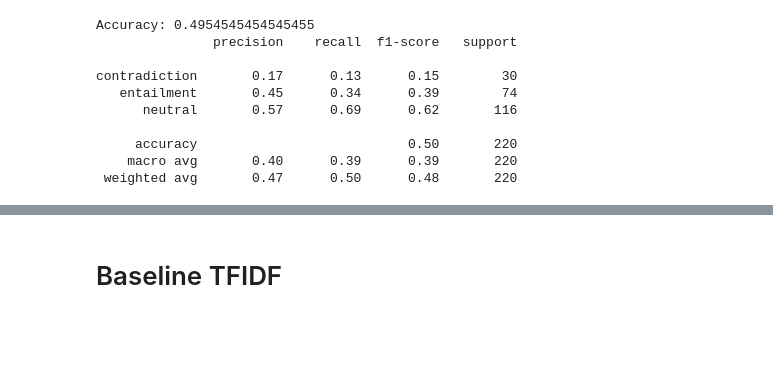
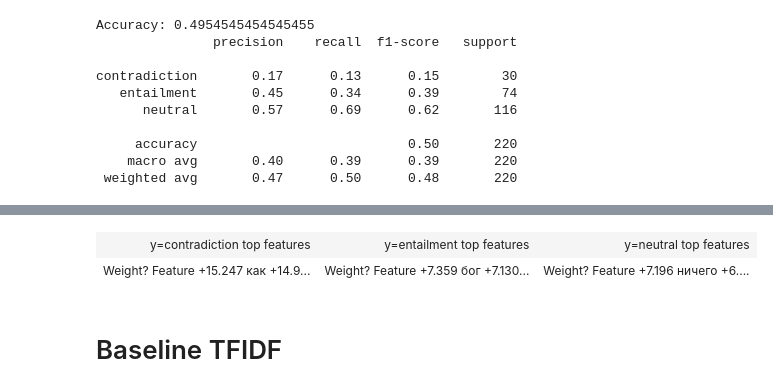
Before and after one commit to tatiana-iazykova/2020_HACK_RUSSIANSUPERGLUE, a Jupyter notebook: RSG_RCB.ipynb, the cells around one changed output, grey strips where cells are left out. Saved outputs shown, nothing was run; the diff lists cells and outputs as text; code cells hidden in the pictures; blank space fills up the shorter version.

Commit message:
Lemmatization experiments

```diff
--- a/RSG_RCB.ipynb
+++ b/RSG_RCB.ipynb
@@ -545,0 +592,33 @@ eli5.show_weights(clf, top=45, feature_names=vectorizer.get_feature_names())
+# %%
+def lemmas(data, column):
+  new_words = []
+  for i in range(len(data[column])):
+    nw = clean_text(data[column][i])
+    nw = ' '.join(nw)
+    new_words.append(nw)
+  data['lemmas'] = new_words
+  return data
+# %%
+df_new = lemmas(df, 'premise')
+data = pd.DataFrame({'premise': df_new.lemmas, 'label': df.label})
+# %%
+vectorizer = TfidfVectorizer()
+handler = JSONL_handler('data/RCB/val.jsonl')
+
+df1 = handler.to_pandas()
+df1_new = lemmas(df1, 'premise')
+data_val = pd.DataFrame({'premise': df1_new.lemmas, 'label': df1.label})
+
+X_train = vectorizer.fit_transform(data.premise)
+X_test = vectorizer.transform(data_val.premise)
+
+y_train = data.label.values
+y_test = data_val.label.values
+# %%
+from sklearn.linear_model import LogisticRegression, SGDClassifier
+clf = SGDClassifier(loss="log", n_jobs=-1, alpha=0.00001, class_weight='balanced', random_state=42)
+clf.fit(X_train, y_train)
+y_pred = clf.predict(X_test)
+
+print("Accuracy: {}".format(clf.score(X_test, y_test)))
+print(classification_report(y_test, y_pred))
@@ -546,3 +636,8 @@ eli5.show_weights(clf, top=45, feature_names=vectorizer.get_feature_names())
+# %%
+eli5.show_weights(clf, top=45, feature_names=vectorizer.get_feature_names())
+# %% [output]
+| y=contradiction top features | y=entailment top features | y=neutral top features |
+| Weight? Feature +15.247 как +14.9... | Weight? Feature +7.359 бог +7.130... | Weight? Feature +7.196 ничего +6.... |
 # %% [markdown]
 # Baseline TFIDF
 # %% [markdown]
```
Also changed, not shown: parts of 7 cells of this notebook.
